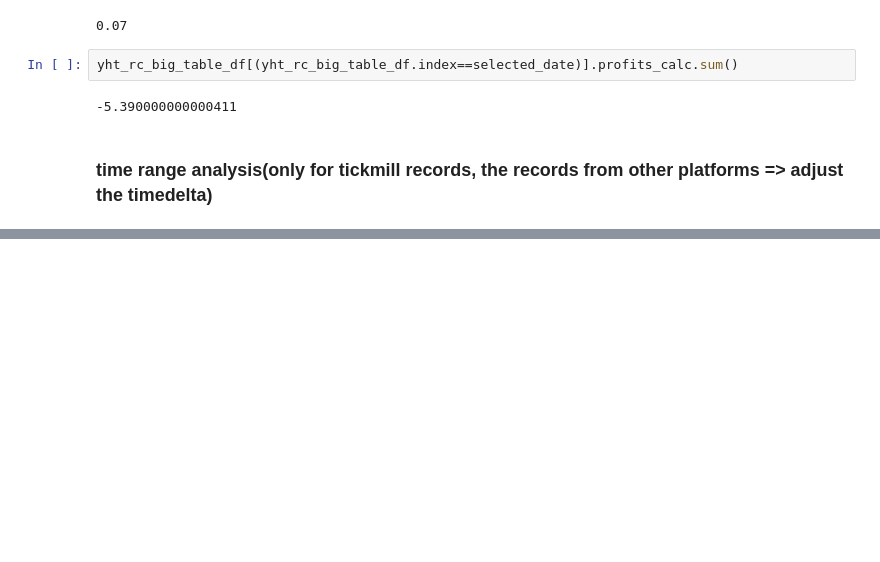
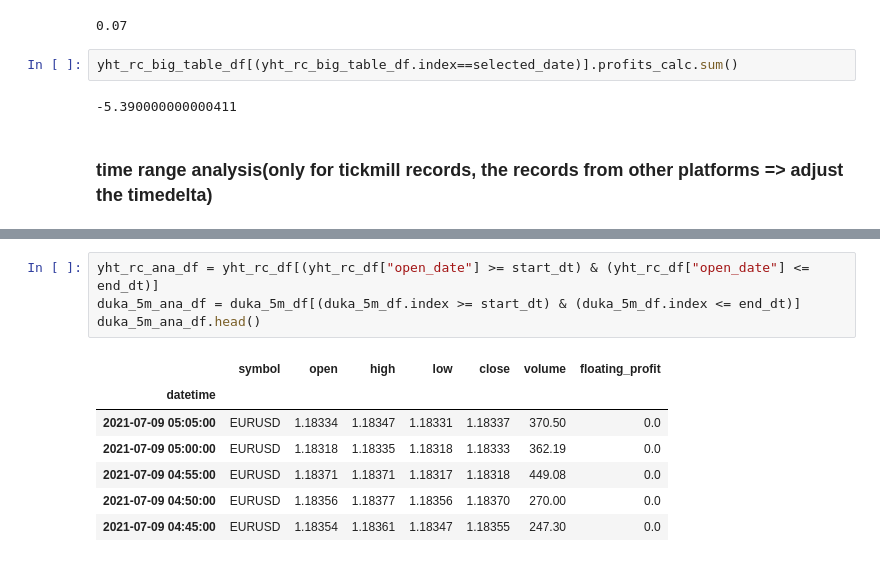
Before and after one commit to deep-forex-trading-group/Rule-based-forex-trading-system, a Jupyter notebook: Analysis/analysis_fm_rc.ipynb, the cells around one changed output, grey strips where cells are left out. Saved outputs shown, nothing was run; the diff lists cells and outputs as text; blank space fills up the shorter version.

```diff
--- a/Analysis/analysis_fm_rc.ipynb
+++ b/Analysis/analysis_fm_rc.ipynb
@@ -93 +102,13 @@ start_dt, end_dt = str(pd.to_datetime(start_dt) - timedelta(hours=3)), str(pd.to
+# %%
+yht_rc_ana_df = yht_rc_df[(yht_rc_df["open_date"] >= start_dt) & (yht_rc_df["open_date"] <= end_dt)]
+duka_5m_ana_df = duka_5m_df[(duka_5m_df.index >= start_dt) & (duka_5m_df.index <= end_dt)]
+duka_5m_ana_df.head()
+# %% [output]
+|  | symbol | open | high | low | close | volume | floating_profit |
+| datetime |  |  |  |  |  |  |  |
+| 2021-07-09 05:05:00 | EURUSD | 1.18334 | 1.18347 | 1.18331 | 1.18337 | 370.50 | 0.0 |
+| 2021-07-09 05:00:00 | EURUSD | 1.18318 | 1.18335 | 1.18318 | 1.18333 | 362.19 | 0.0 |
+| 2021-07-09 04:55:00 | EURUSD | 1.18371 | 1.18371 | 1.18317 | 1.18318 | 449.08 | 0.0 |
+| 2021-07-09 04:50:00 | EURUSD | 1.18356 | 1.18377 | 1.18356 | 1.18370 | 270.00 | 0.0 |
+| 2021-07-09 04:45:00 | EURUSD | 1.18354 | 1.18361 | 1.18347 | 1.18355 | 247.30 | 0.0 |
 # %%
```
Also changed, not shown: parts of 8 cells of this notebook, 1 other file.
